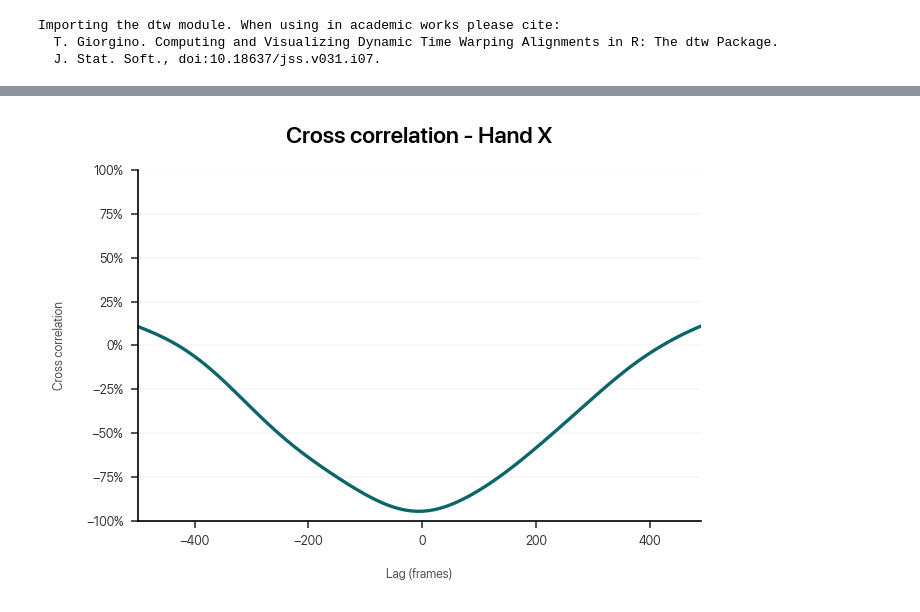
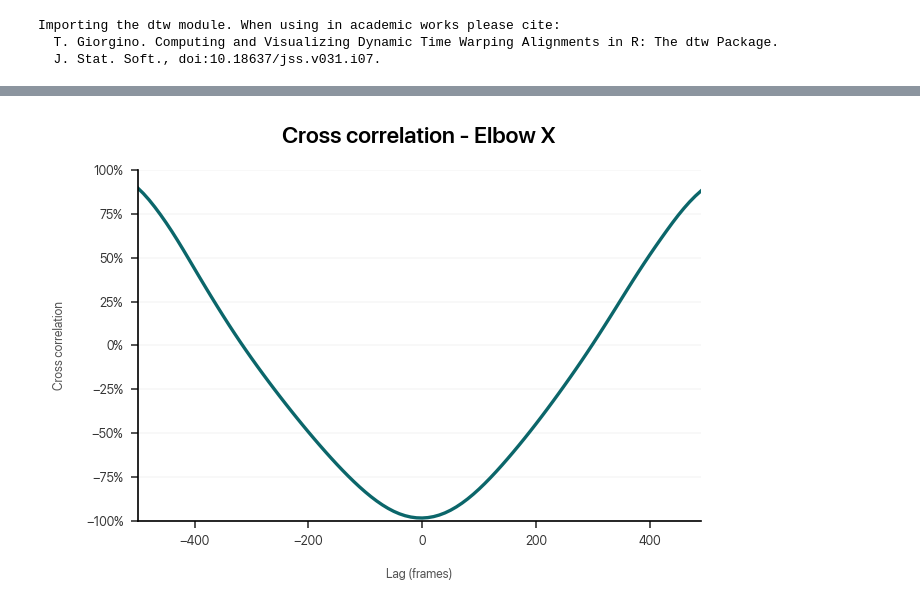
Before and after one commit to dlundgaard/dapup-mocap, a Jupyter notebook: analysis.ipynb, the cells around one changed output, grey strips where cells are left out. Cells and saved outputs as stored; diff of their text form; code cells hidden in the pictures.

```diff
--- a/analysis.ipynb
+++ b/analysis.ipynb
@@ -114,20 +115,20 @@ plot_dtw(trial = 2, marker = "Elbow", axis = "X")
 # %%
 def plot_cross_correlation(trial, marker, axis, lags = np.arange(-500, 500, 10)):
     data_A = data[(data["Trial"] == trial) & (data["Axis"] == axis) & (data["Subject"] == "A")][marker].interpolate().reset_index(drop = True)
     data_B = data[(data["Trial"] == trial) & (data["Axis"] == axis) & (data["Subject"] == "B")][marker].interpolate().reset_index(drop = True)
     cross_corrs = [data_A.corr(data_B.shift(lag)) for lag in lags]
     plt.plot(lags, cross_corrs)
     plt.xlabel("Lag (frames)")
     plt.ylabel("Cross correlation")
     plt.gca().yaxis.set_major_formatter(ticker.PercentFormatter(1))
     plt.title(f"Cross correlation - {marker} {axis}\n")
     plt.margins(x = 0, y = 0.1)
     plt.ylim((-1, 1))
     plt.tight_layout()
 
-plot_cross_correlation(trial = 1, marker = "Hand", axis = "X")
+plot_cross_correlation(trial = 1, marker = "Elbow", axis = "X")
 # %% [output]
-[figure, old version]
+[figure, new version]
 # %%
 def calc_angles(data, markers):
     df = pd.DataFrame(index = data.index)
```
Also changed, not shown: parts of 5 cells of this notebook.
